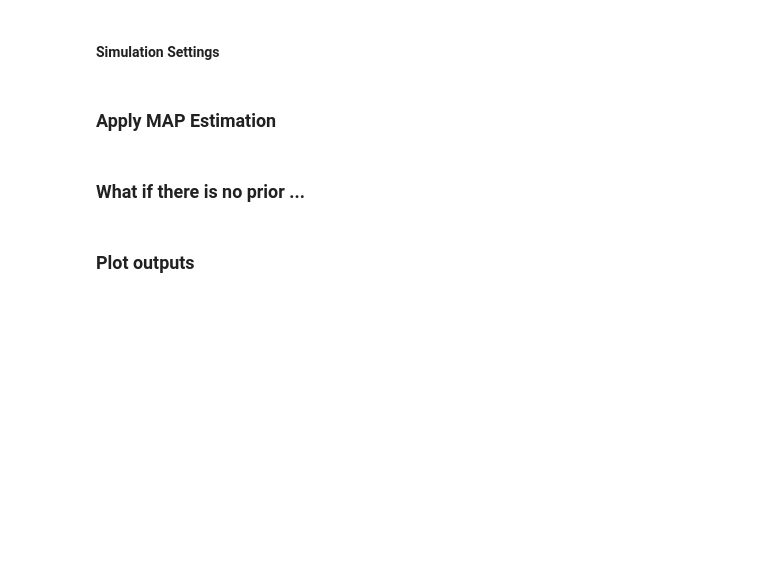
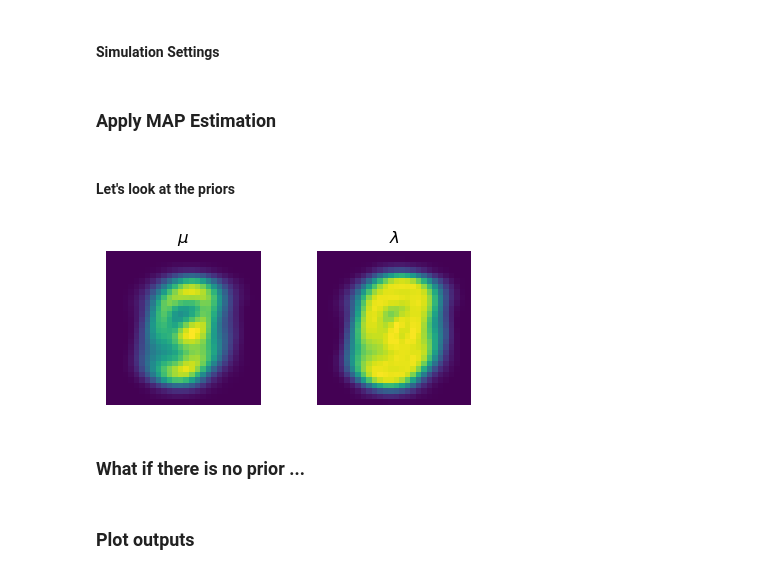
Before and after one commit to GenAI-CUEE/Estimation-Theory-EE523, a Jupyter notebook: Tutorial4/main.ipynb, the cells around one changed output. Saved outputs shown, nothing was run; the diff lists cells and outputs as text; code cells hidden in the pictures; blank space fills up the shorter version.

Commit message:
add prior figures

```diff
--- a/Tutorial4/main.ipynb
+++ b/Tutorial4/main.ipynb
@@ -334,6 +334,22 @@ lambda_gamm_ = update_b(data2D)
 lambda_gamm  = lambda_gamm_.reshape(28*28,1)
 
 x_hat_list   = loopy_Estimation(y, A,  0.01, lambda_gamm, mu_gamma, num_iteration)
+# %% [markdown]
+#### Let's look at the priors
+# %%
+fig, ax = plt.subplots(nrows=1,ncols=2, figsize=(5,2) )
+
+ax[0].imshow(mu_gamma.reshape(28,28))
+ax[0].set_title("Gamma's parameter:$\mu$")
+ax[1].imshow(lambda_gamm.reshape(28,28))
+ax[1].set_title("Gamma's parameter:$\lambda$")
+
+ax[0].set_axis_off()
+ax[1].set_axis_off()
+
+plt.show()
+# %% [output]
+[figure, added]
 # %% [markdown]
 ### What if there is no prior ...
 # %%
```
Also changed, not shown: parts of 5 cells of this notebook.
